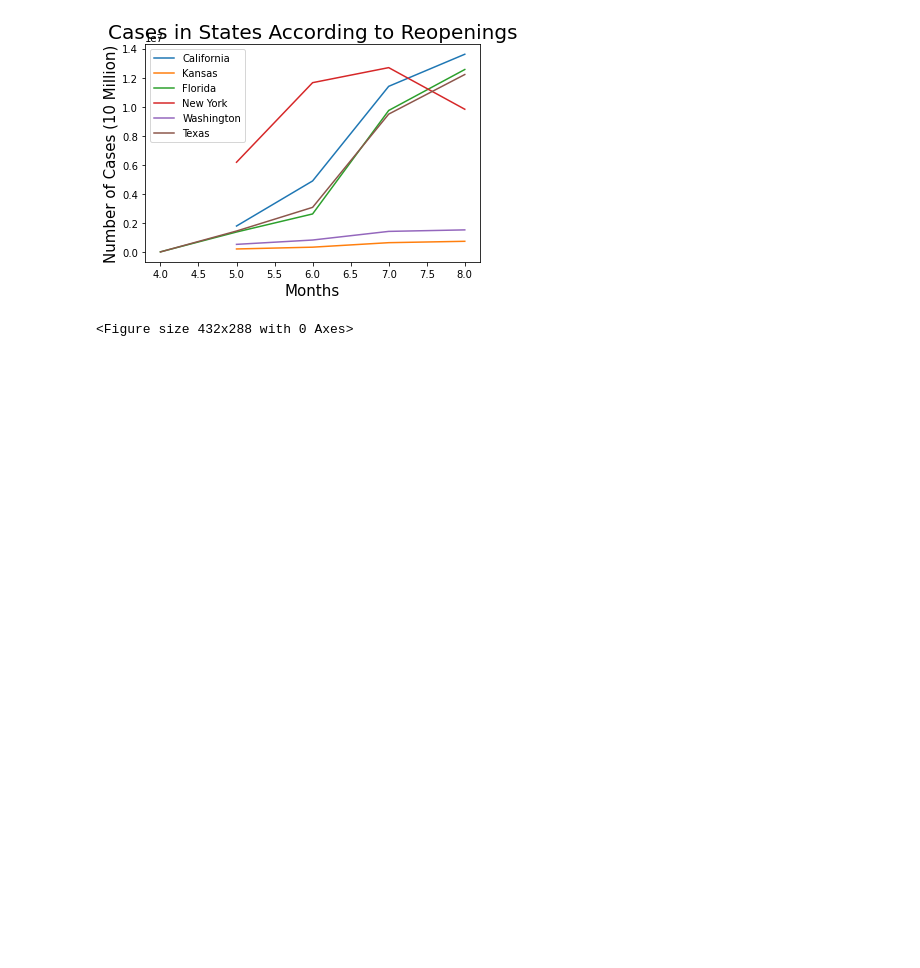
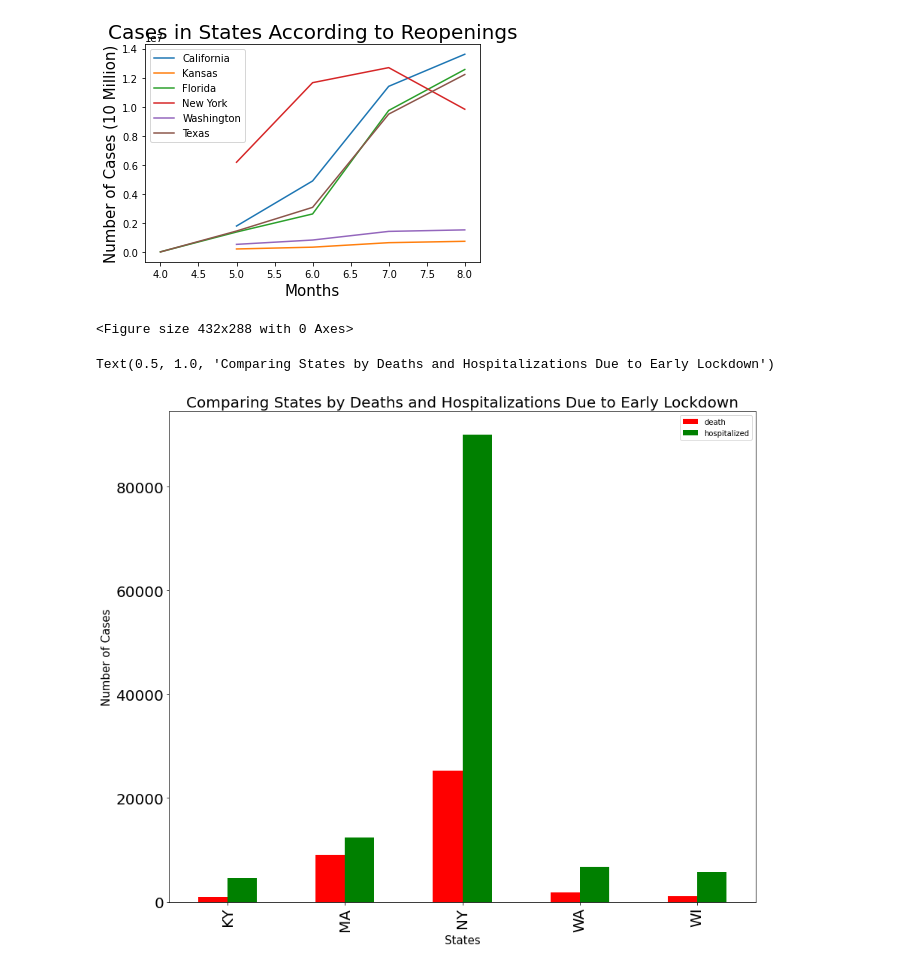
Before and after one commit to jamisonunruh24/Project-1, a Jupyter notebook: Project_Working_Data.ipynb, the cells around one changed output. Saved outputs shown, nothing was run; the diff lists cells and outputs as text; code cells hidden in the pictures; blank space fills up the shorter version.

Commit message:
added new graphs

```diff
--- a/Project_Working_Data.ipynb
+++ b/Project_Working_Data.ipynb
@@ -196,3 +196,9 @@ special_states_data
 | NY | 25312 | 89995.0 |
 | WA | 1890 | 6674.0 |
 | WI | 1121 | 5736.0 |
+# %%
+states_early_lock = state_current_drop.loc[["KY","MA","NY","WA","WI"],["death","hospitalized"]]
+states_early_lock
+
+states_late_lock = state_current_drop.loc[["FL","GA","KS","SC","AZ"],["death","hospitalized"]]
+states_late_lock
@@ -243,3 +257,12 @@ plt.tight_layout()
 # %% [output]
 [figure]
 <Figure size 432x288 with 0 Axes>
+# %%
+my_colors = "rgbkymc"
+plot_pandas = states_early_lock.plot.bar(figsize=(14,12),color= my_colors ,fontsize=20)
+plt.xlabel("States", fontsize = 15)
+plt.ylabel("Number of Cases", fontsize = 15)
+plt.title("Comparing States by Deaths and Hospitalizations Due to Early Lockdown", fontsize=20)
+# %% [output]
+Text(0.5, 1.0, 'Comparing States by Deaths and Hospitalizations Due to Early Lockdown')
+[figure, added]
```
Also changed, not shown: parts of 2 cells of this notebook.
